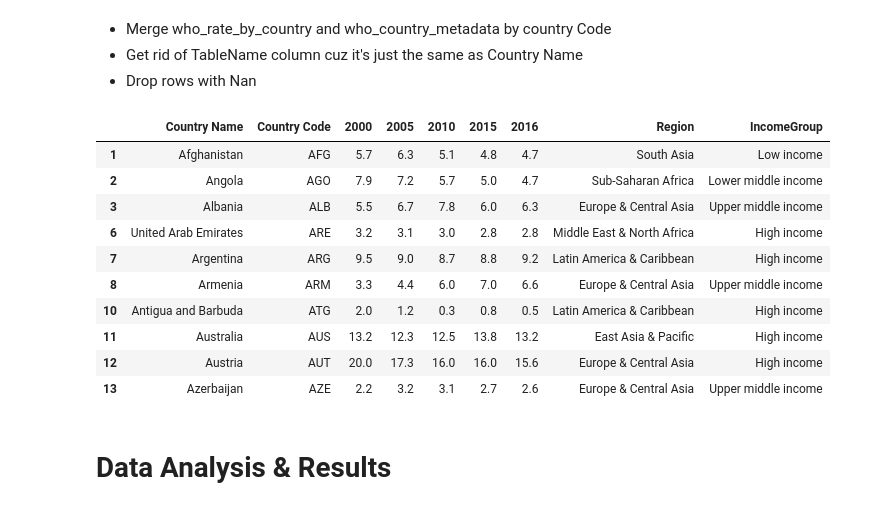
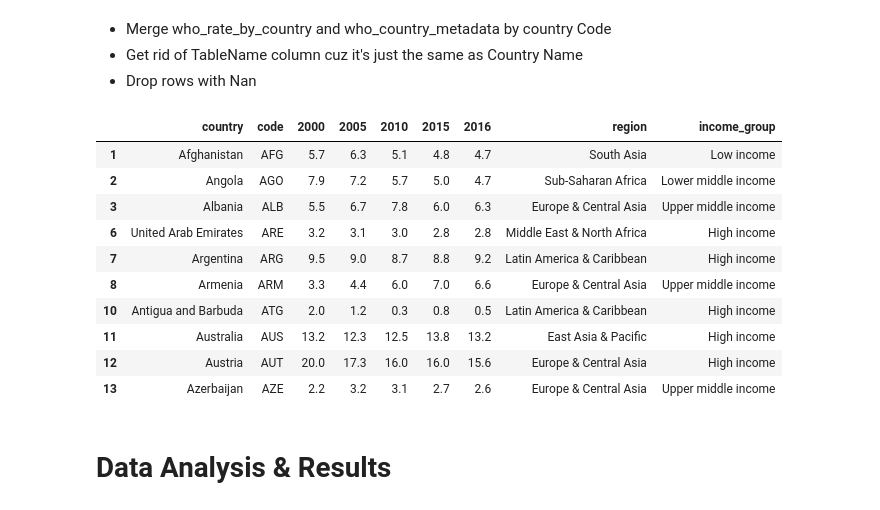
Before and after one commit to sethdagostino/COGS-108-Final-Project, a Jupyter notebook: FinalProject.ipynb, the cells around one changed output. Drawn from its saved outputs; the diff is of its cells as text; code cells hidden in the pictures.

```diff
--- a/FinalProject.ipynb
+++ b/FinalProject.ipynb
@@ -172,10 +173,12 @@ who_country_metadata.head(10)
 # %%
 who_rates_by_country = pd.merge(who_rate_by_country, who_country_metadata, on="Country Code")
 who_rates_by_country = who_rates_by_country.drop(columns=['TableName'])
 who_rates_by_country = who_rates_by_country.dropna()
+who_rates_by_country.columns = ["country", "code", "2000", "2005", "2010", "2015", "2016", "region", "income_group"]
+
 who_rates_by_country.head(10)
 # %% [output]
-|  | Country Name | Country Code | 2000 | 2005 | 2010 | 2015 | 2016 | Region | IncomeGroup |
+|  | country | code | 2000 | 2005 | 2010 | 2015 | 2016 | region | income_group |
 | 1 | Afghanistan | AFG | 5.7 | 6.3 | 5.1 | 4.8 | 4.7 | South Asia | Low income |
 | 2 | Angola | AGO | 7.9 | 7.2 | 5.7 | 5.0 | 4.7 | Sub-Saharan Africa | Lower middle income |
 | 3 | Albania | ALB | 5.5 | 6.7 | 7.8 | 6.0 | 6.3 | Europe & Central Asia | Upper middle income |
```
Also changed, not shown: parts of 8 cells of this notebook.
